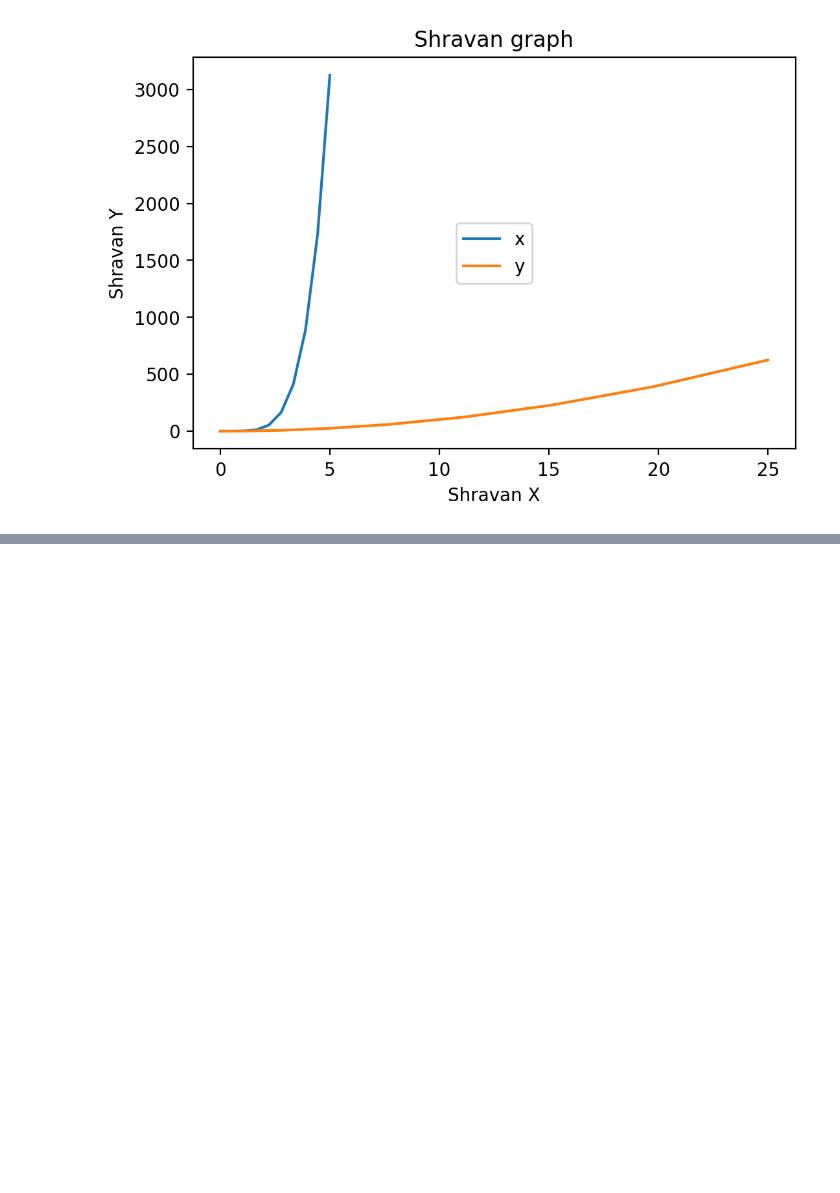
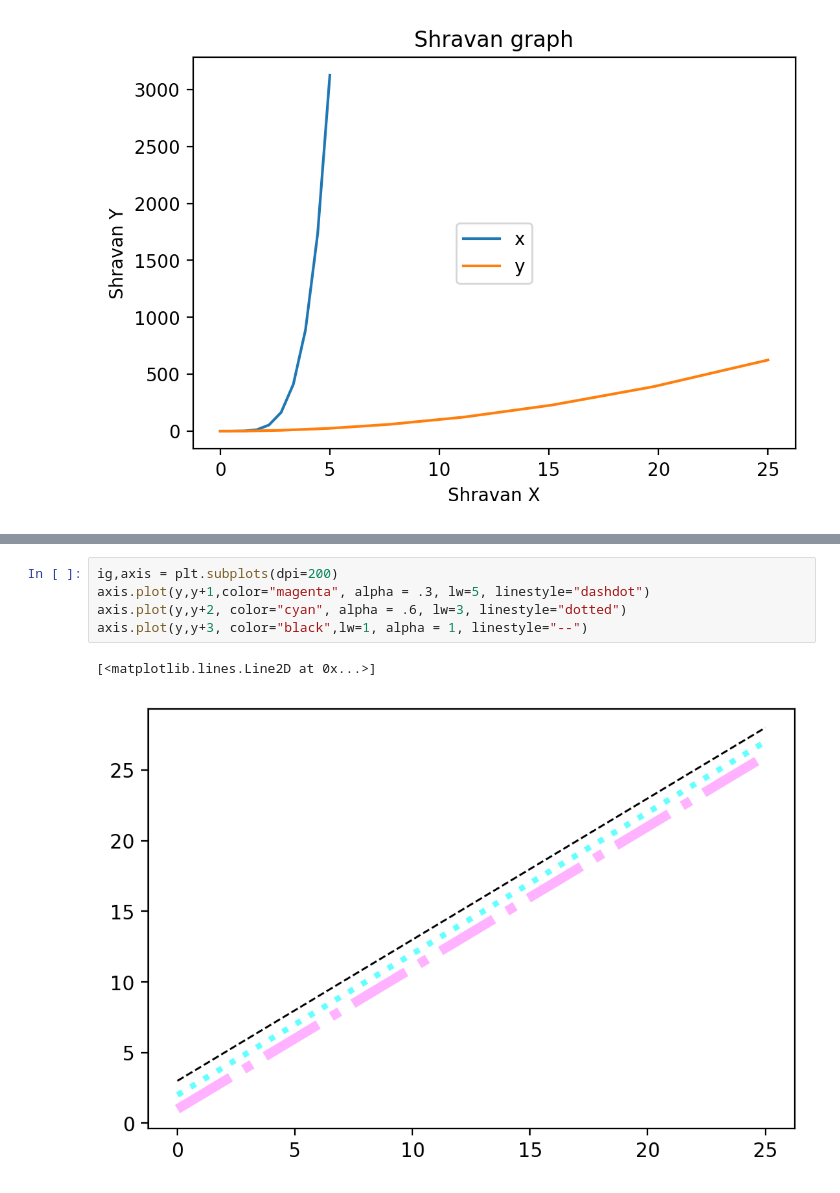
Before and after one commit to ShravanKumar-404/Simplilearn_practice, a Jupyter notebook: python_beginners/matplotlib/test.ipynb, the cells around one changed output, grey strips where cells are left out. Drawn from its saved outputs; the diff is of its cells as text; blank space fills up the shorter version.

```diff
--- a/python_beginners/matplotlib/test.ipynb
+++ b/python_beginners/matplotlib/test.ipynb
@@ -92,0 +93,8 @@ axis.plot(y,y+3)
+# %%
+ig,axis = plt.subplots(dpi=200)
+axis.plot(y,y+1,color="magenta", alpha = .3, lw=5, linestyle="dashdot")
+axis.plot(y,y+2, color="cyan", alpha = .6, lw=3, linestyle="dotted")
+axis.plot(y,y+3, color="black",lw=1, alpha = 1, linestyle="--")
+# %% [output]
+[<matplotlib.lines.Line2D at 0x...>]
+[figure, added]
```
Also changed, not shown: parts of 1 cell of this notebook.
